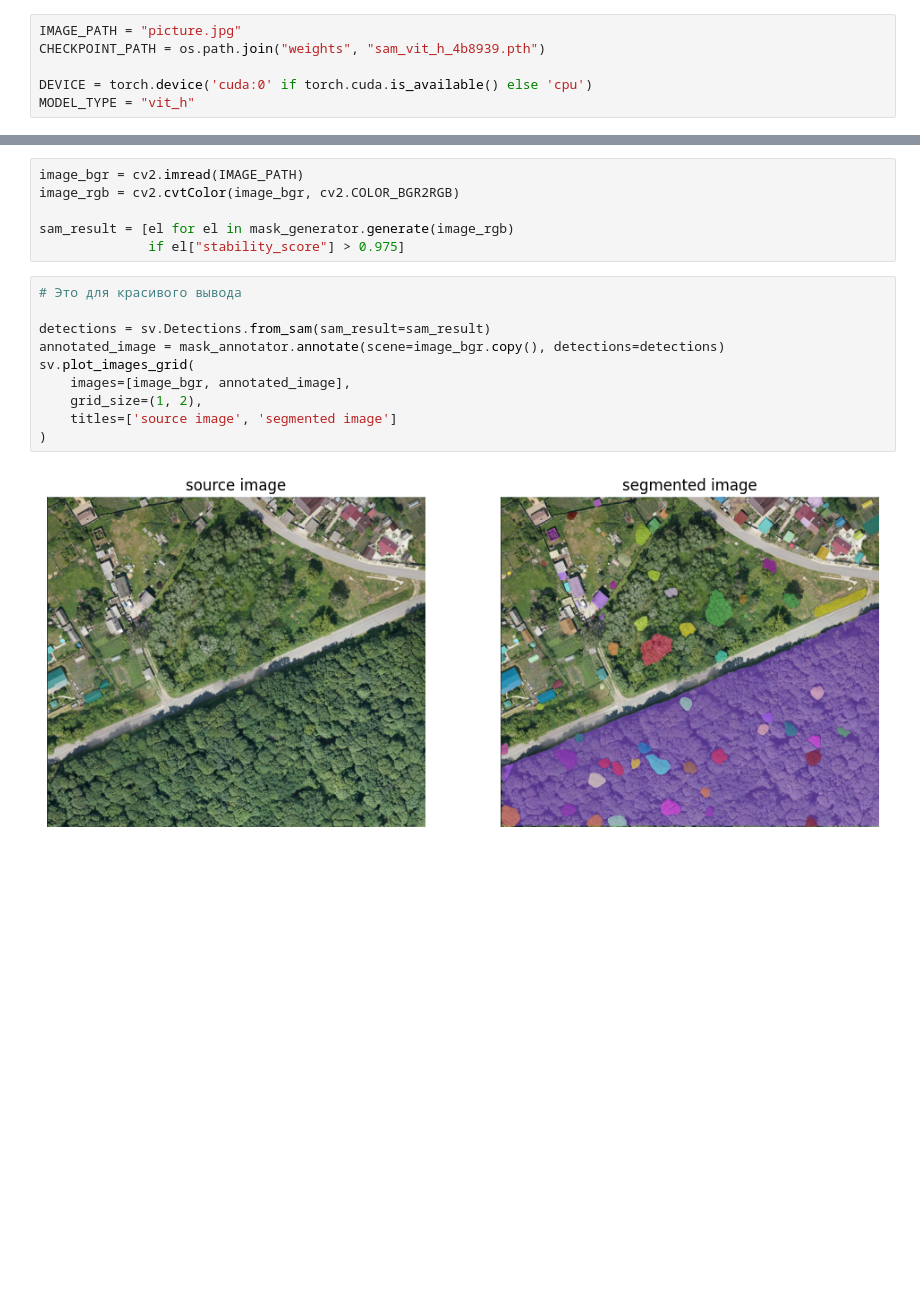
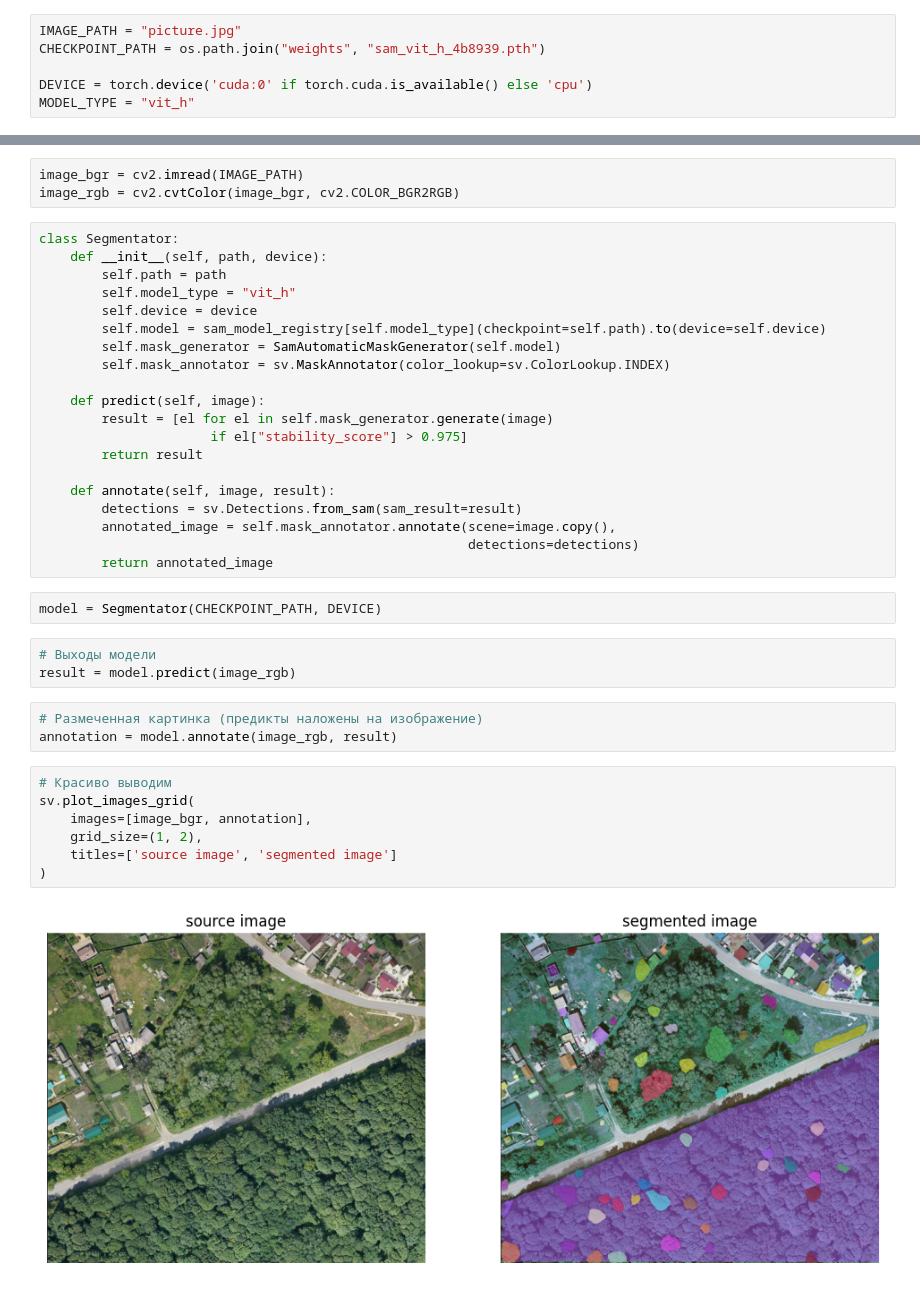
Before and after one commit to triflt/tula_hack_2023, a Jupyter notebook: ml/sam_pipeline.ipynb, the cells around one changed output, grey strips where cells are left out. Saved outputs shown, nothing was run; the diff lists cells and outputs as text; blank space fills up the shorter version.

```diff
--- a/ml/sam_pipeline.ipynb
+++ b/ml/sam_pipeline.ipynb
@@ -39,18 +26,40 @@ cuda
 # %%
 image_bgr = cv2.imread(IMAGE_PATH)
 image_rgb = cv2.cvtColor(image_bgr, cv2.COLOR_BGR2RGB)
-
-sam_result = [el for el in mask_generator.generate(image_rgb)
-              if el["stability_score"] > 0.975]
+# %%
+class Segmentator:
+    def __init__(self, path, device):
+        self.path = path
+        self.model_type = "vit_h"
+        self.device = device
+        self.model = sam_model_registry[self.model_type](checkpoint=self.path).to(device=self.device)
+        self.mask_generator = SamAutomaticMaskGenerator(self.model)
+        self.mask_annotator = sv.MaskAnnotator(color_lookup=sv.ColorLookup.INDEX)
+
+    def predict(self, image):
+        result = [el for el in self.mask_generator.generate(image)
+                      if el["stability_score"] > 0.975]
+        return result
+
+    def annotate(self, image, result):
+        detections = sv.Detections.from_sam(sam_result=result)
+        annotated_image = self.mask_annotator.annotate(scene=image.copy(),
+                                                       detections=detections)
+        return annotated_image
+# %%
+model = Segmentator(CHECKPOINT_PATH, DEVICE)
+# %%
+# Выходы модели
+result = model.predict(image_rgb)
+# %%
+# Размеченная картинка (предикты наложены на изображение)
+annotation = model.annotate(image_rgb, result)
 # %%
-# Это для красивого вывода
-
-detections = sv.Detections.from_sam(sam_result=sam_result)
-annotated_image = mask_annotator.annotate(scene=image_bgr.copy(), detections=detections)
+# Красиво выводим
 sv.plot_images_grid(
-    images=[image_bgr, annotated_image],
+    images=[image_bgr, annotation],
     grid_size=(1, 2),
     titles=['source image', 'segmented image']
 )
 # %% [output]
-[figure, old version]
+[figure, new version]
```
Also changed, not shown: parts of 1 cell of this notebook, 1 other file.
